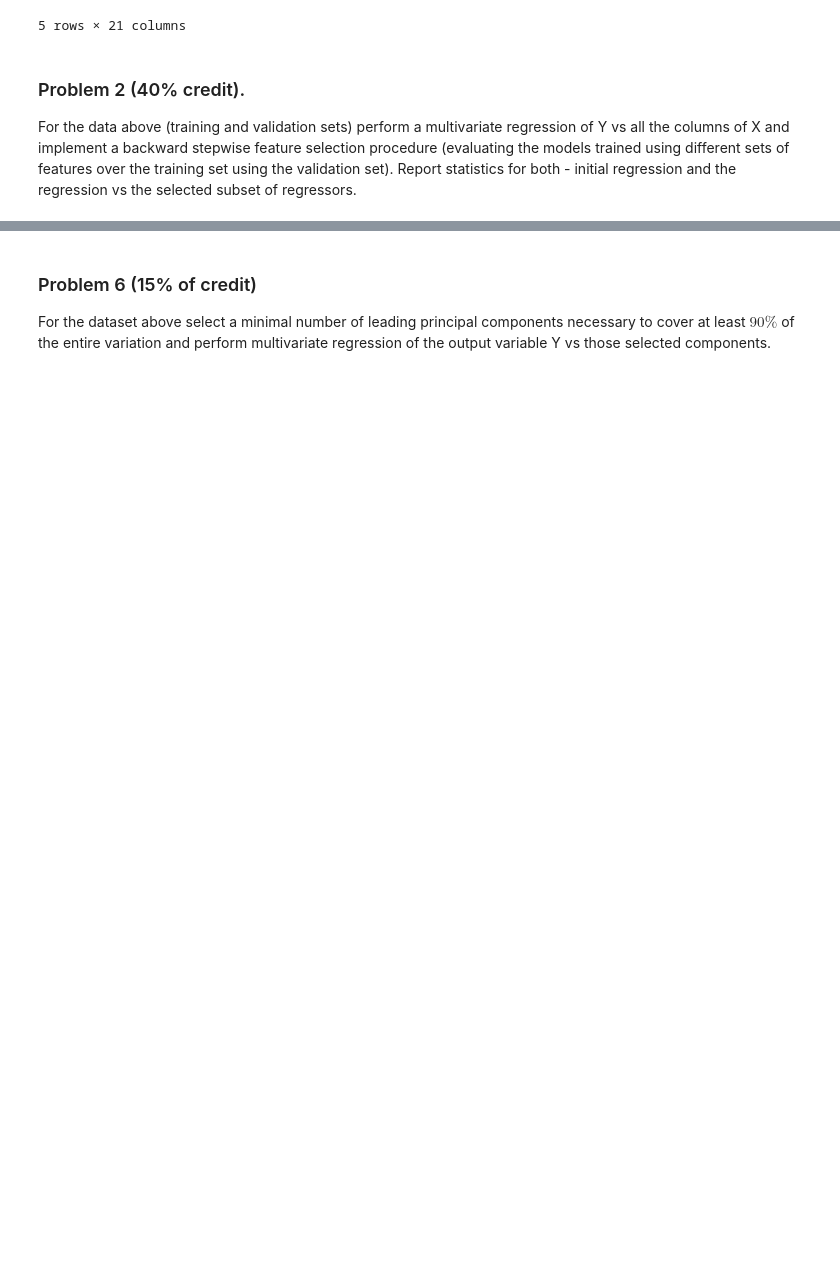
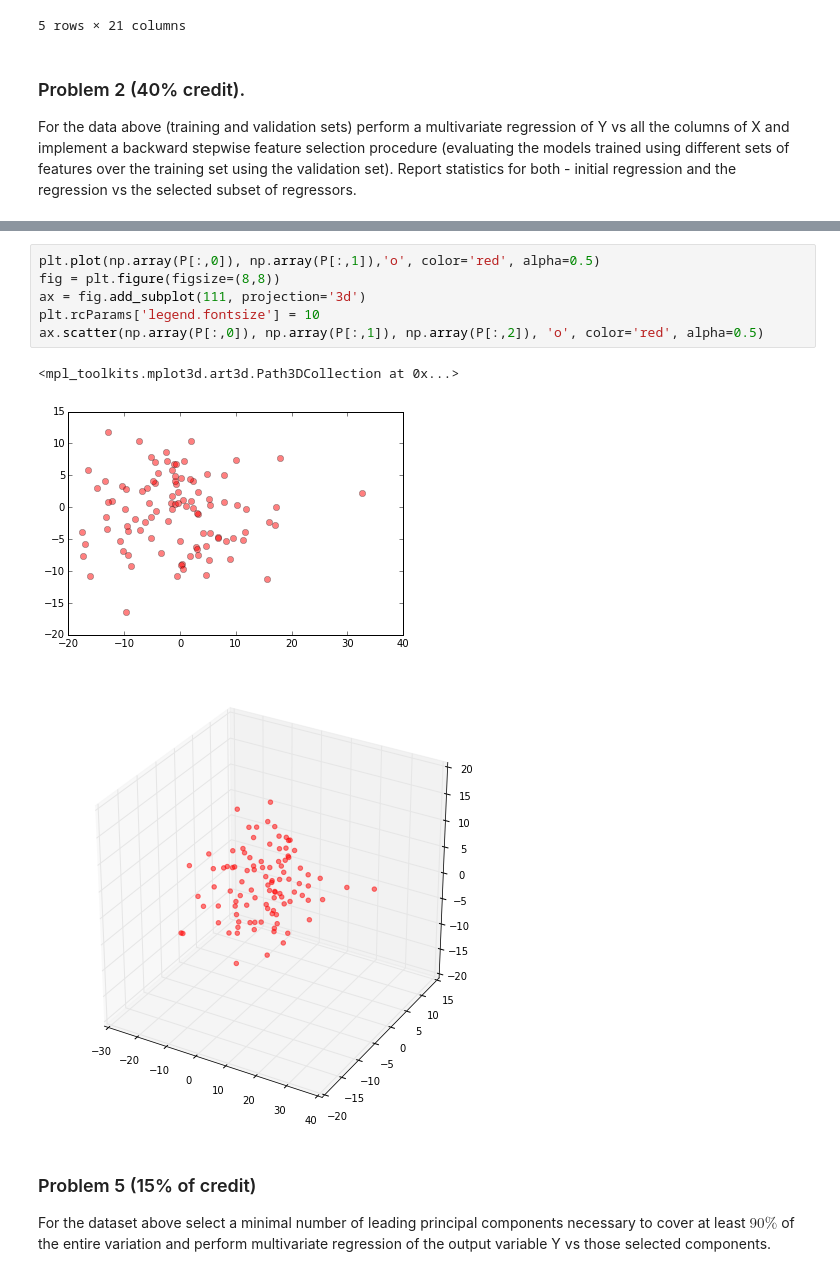
Before and after one commit to dm3805/ADS, a Jupyter notebook: Miura_ADS_HW4.ipynb, the cells around one changed output, grey strips where cells are left out. Cells and saved outputs as stored; diff of their text form; blank space fills up the shorter version.

```diff
--- a/Miura_ADS_HW4.ipynb
+++ b/Miura_ADS_HW4.ipynb
@@ -61,5 +170,15 @@ For the regressors X from the above dataset 2 perform a principal component deco
 For the principal component decomposition from the problem 4, visualize the data in a 2d and 3d coordinate system according to the 2 and 3 leading principal components correspondingly.
+# %%
+plt.plot(np.array(P[:,0]), np.array(P[:,1]),'o', color='red', alpha=0.5)
+fig = plt.figure(figsize=(8,8))
+ax = fig.add_subplot(111, projection='3d')
+plt.rcParams['legend.fontsize'] = 10
+ax.scatter(np.array(P[:,0]), np.array(P[:,1]), np.array(P[:,2]), 'o', color='red', alpha=0.5)
+# %% [output]
+<mpl_toolkits.mplot3d.art3d.Path3DCollection at 0x...>
+[figure, added]
+[figure, added]
 # %% [markdown]
-### Problem 6 (15% of credit)
+### Problem 5 (15% of credit)
 For the dataset above select a minimal number of leading principal components necessary to cover at least $90\%$ of the entire variation and
 perform multivariate regression of the output variable Y vs those selected components.
```
Also changed, not shown: parts of 9 cells of this notebook.
